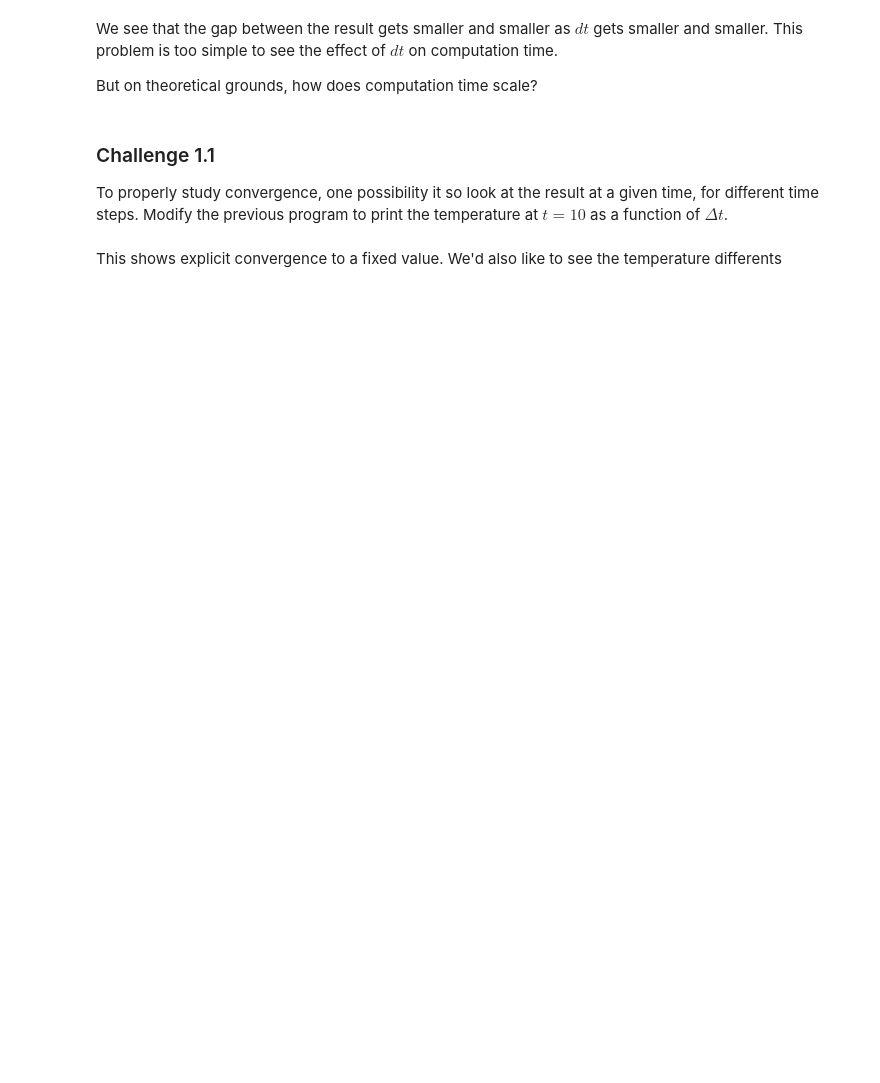
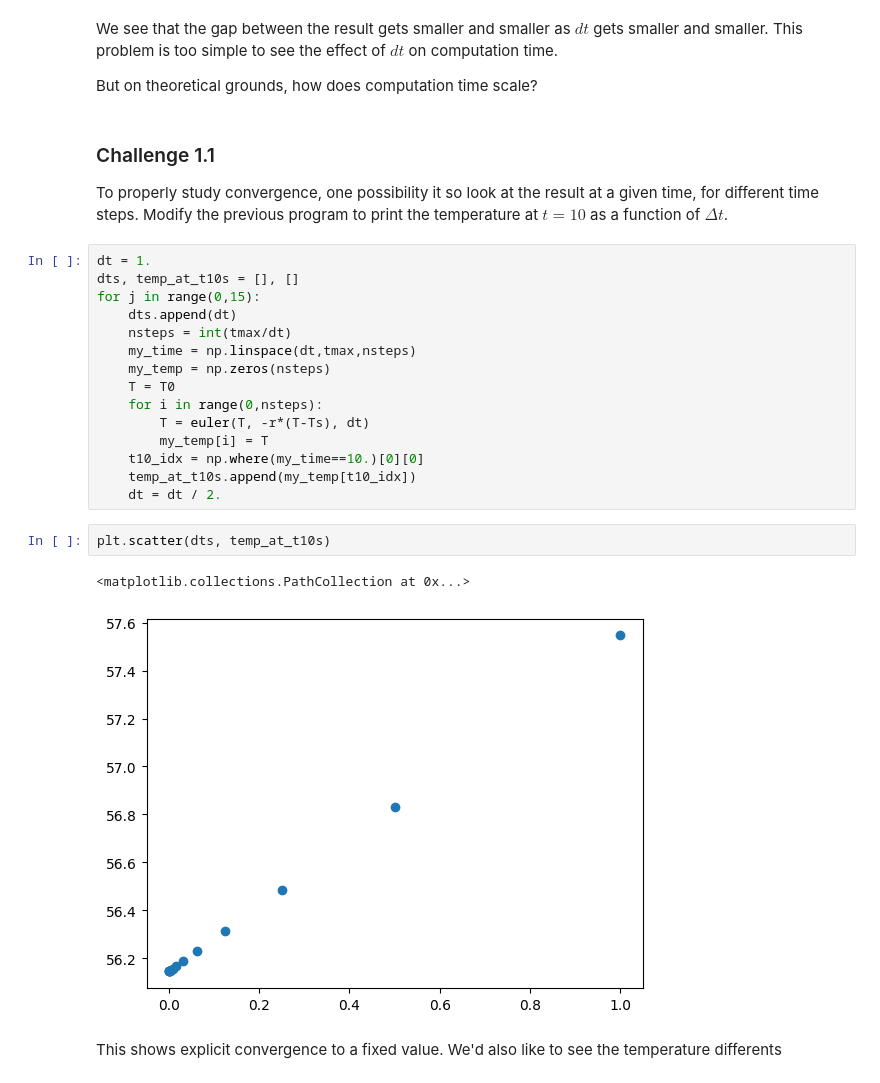
Before and after one commit to jimhalverson/COMP2025, a Jupyter notebook: lectures/Computational Physics/1_Lecture_Numerical Differentiation and Integration.ipynb, the cells around one changed output. Cells and saved outputs as stored; diff of their text form; blank space fills up the shorter version.

```diff
--- a/lectures/Computational Physics/1_Lecture_Numerical Differentiation and Integration.ipynb
+++ b/lectures/Computational Physics/1_Lecture_Numerical Differentiation and Integration.ipynb
@@ -128,5 +367,25 @@ But on theoretical grounds, how does computation time scale?
 ### Challenge 1.1
 
 To properly study convergence, one possibility it so look at the result at a given time, for different time steps. Modify the previous program to print the temperature at $t=10$ as a function of $\Delta t$.
+# %%
+dt = 1.
+dts, temp_at_t10s = [], []
+for j in range(0,15):
+    dts.append(dt)
+    nsteps = int(tmax/dt)
+    my_time = np.linspace(dt,tmax,nsteps)
+    my_temp = np.zeros(nsteps)
+    T = T0
+    for i in range(0,nsteps):
+        T = euler(T, -r*(T-Ts), dt)
+        my_temp[i] = T
+    t10_idx = np.where(my_time==10.)[0][0]
+    temp_at_t10s.append(my_temp[t10_idx])
+    dt = dt / 2.
+# %%
+plt.scatter(dts, temp_at_t10s)
+# %% [output]
+<matplotlib.collections.PathCollection at 0x...>
+[figure, added]
 # %% [markdown]
 This shows explicit convergence to a fixed value. We'd also like to see the temperature differents
```
Also changed, not shown: parts of 24 cells of this notebook, 2 other files.
